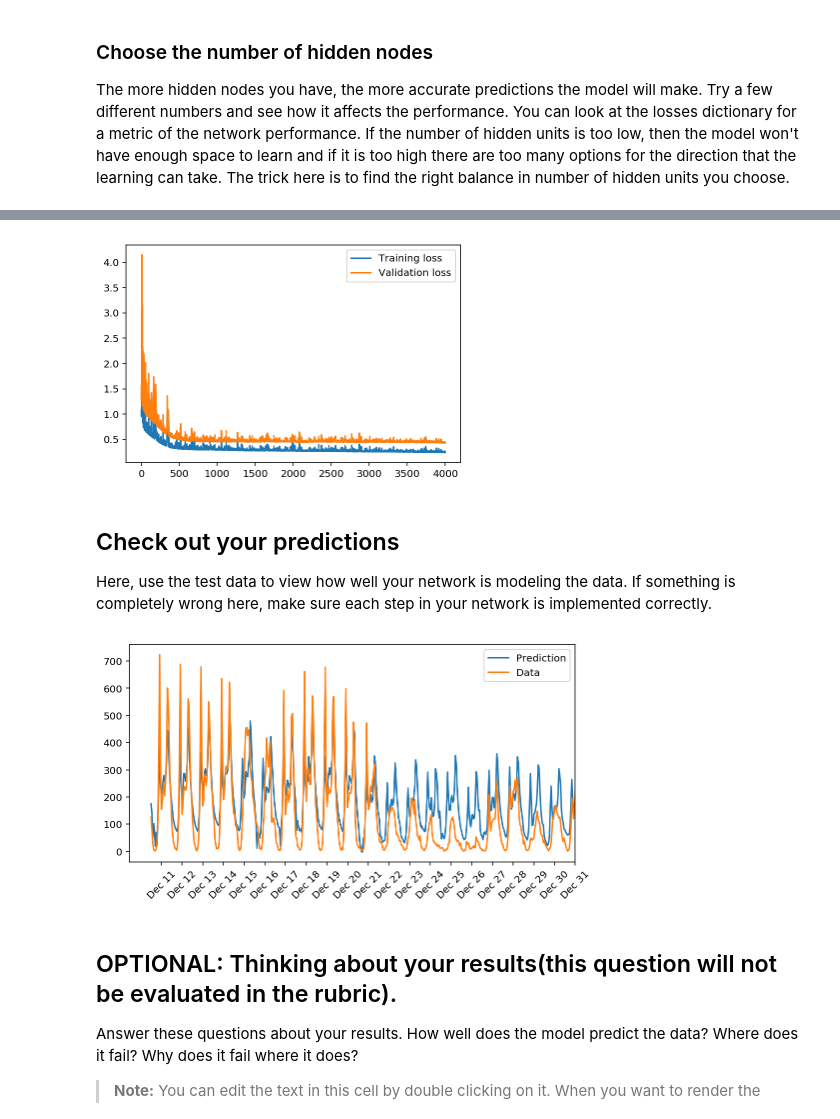
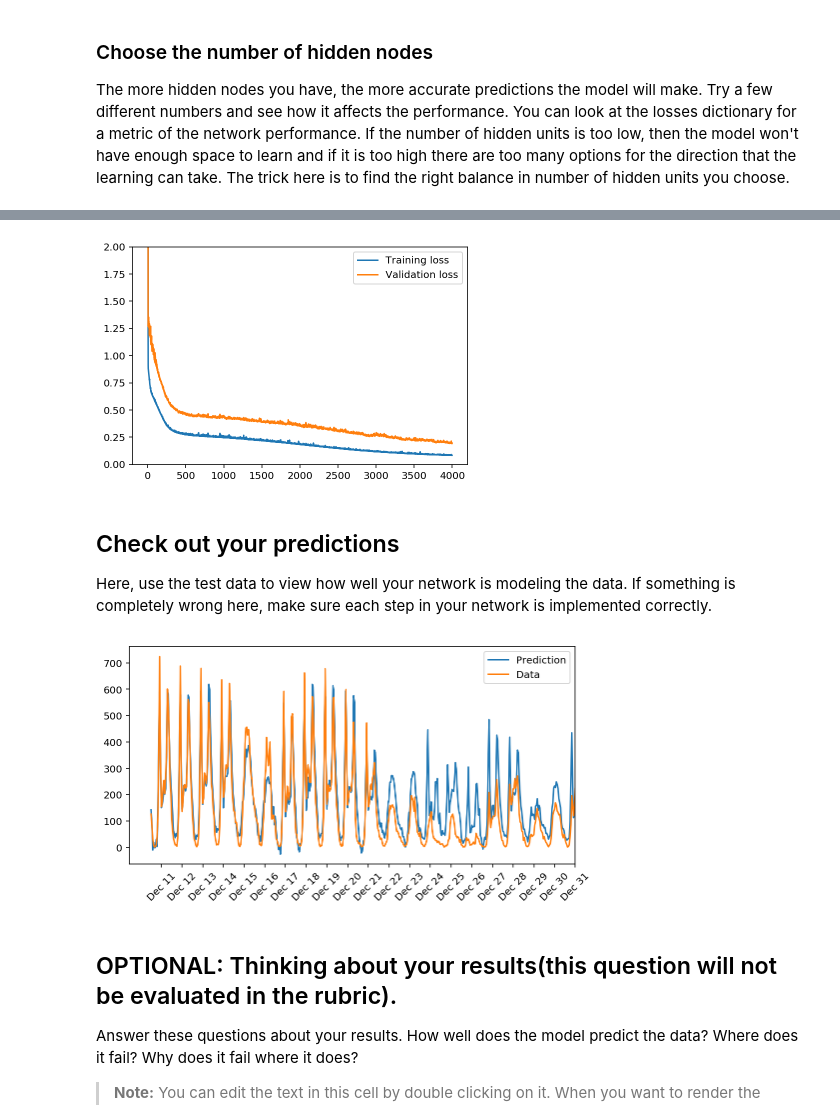
Before and after one commit to jspies/DL-Project1, a Jupyter notebook: DLND Your first neural network.ipynb, the cells around one changed output, grey strips where cells are left out. Cells and saved outputs as stored; diff of their text form; code cells hidden in the pictures.

```diff
--- a/DLND Your first neural network.ipynb
+++ b/DLND Your first neural network.ipynb
@@ -286,8 +286,8 @@ import sys
 
 ### Set the hyperparameters here ###
 iterations = 4000
-learning_rate = 0.19
-hidden_nodes = 40
+learning_rate = 0.35
+hidden_nodes = 32
 output_nodes = 1
 
 N_i = train_features.shape[1]
@@ -316,10 +316,10 @@ Progress: 100.0% ... Training loss: 0.242 ... Validation loss: 0.432
 # %%
 plt.plot(losses['train'], label='Training loss')
 plt.plot(losses['validation'], label='Validation loss')
 plt.legend()
-_ = plt.ylim()
+_ = plt.ylim(0, 2)
 # %% [output]
-[figure, old version]
+[figure, new version]
 # %% [markdown]
 ## Check out your predictions
 
@@ -339,7 +339,7 @@ dates = dates.apply(lambda d: d.strftime('%b %d'))
 ax.set_xticks(np.arange(len(dates))[12::24])
 _ = ax.set_xticklabels(dates[12::24], rotation=45)
 # %% [output]
-[figure, old version]
+[figure, new version]
 # %% [markdown]
 ## OPTIONAL: Thinking about your results(this question will not be evaluated in the rubric).
 
```
Also changed, not shown: parts of 1 cell of this notebook, 3 other files.
